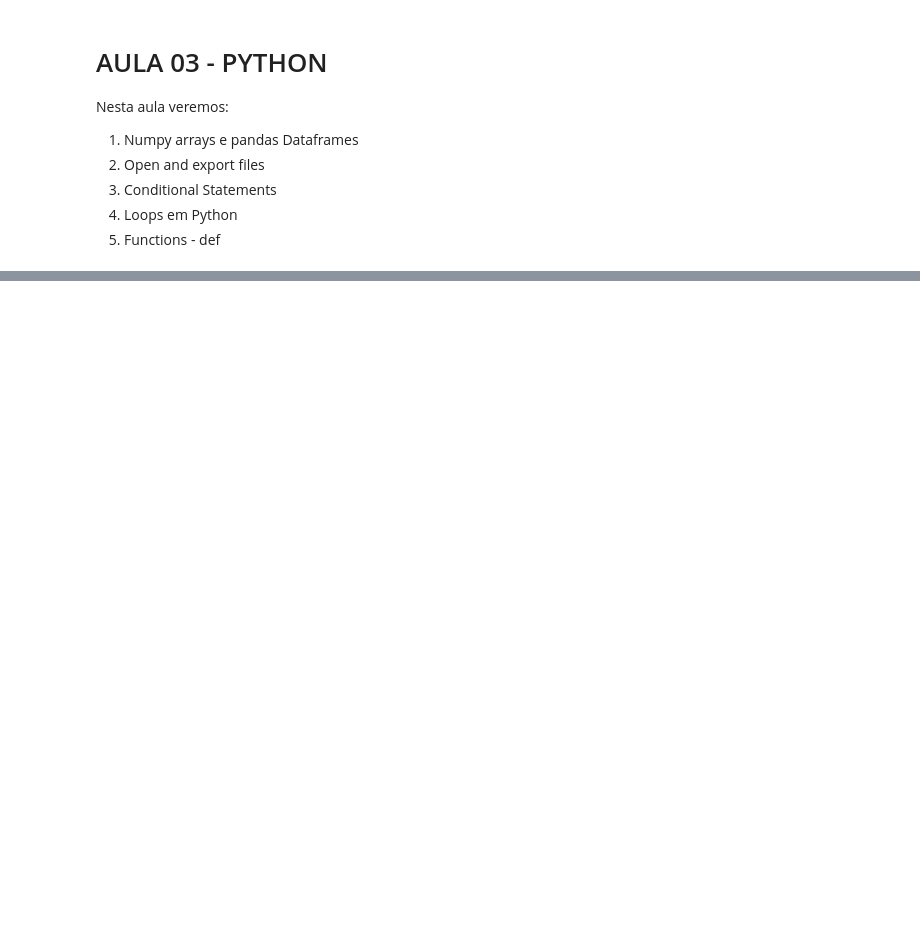
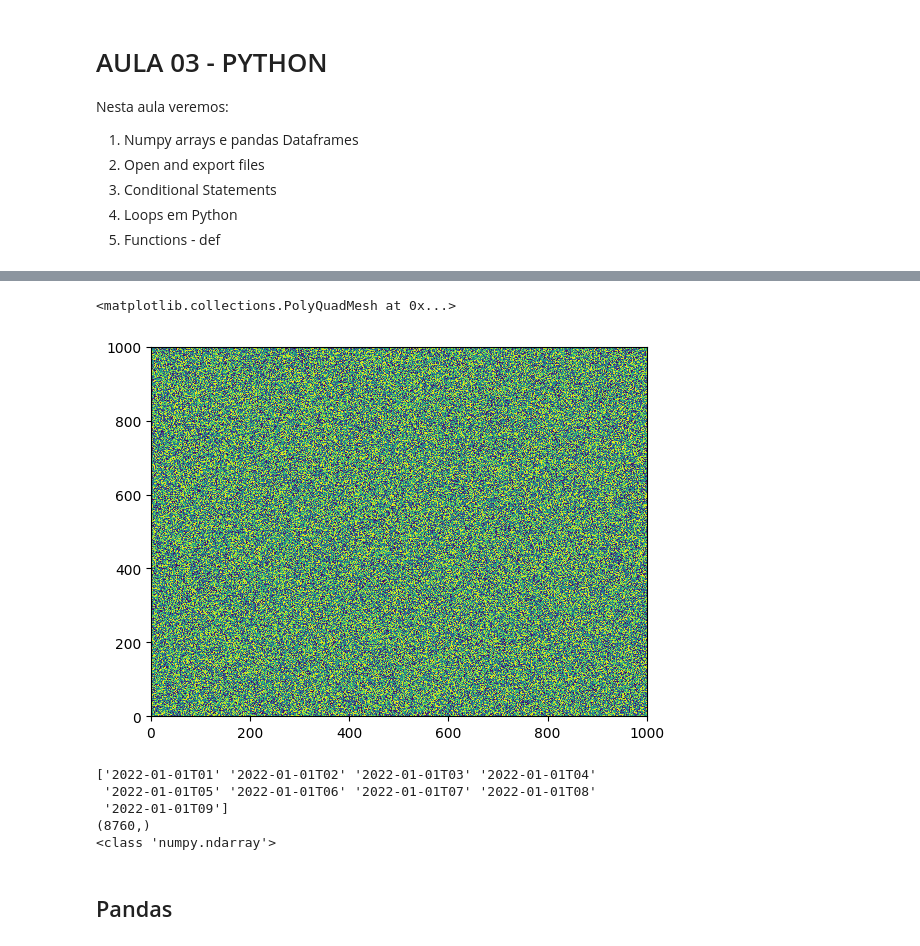
Before and after one commit to Suelensilva22/ENS5173_202401, a Jupyter notebook: Atividade01_Etapa02.ipynb, the cells around one changed output, grey strips where cells are left out. Drawn from its saved outputs; the diff is of its cells as text; code cells hidden in the pictures; blank space fills up the shorter version.

```diff
--- a/Atividade01_Etapa02.ipynb
+++ b/Atividade01_Etapa02.ipynb
@@ -65,0 +65,4 @@ Matplotlib is building the font cache; this may take a moment.
+# %%
+# Criando um dado 2D
+data3d = np.sin(np.random.rand(1000,1000)) #cria uma matriz NumPy 1000x1000 e calcula o seno para cada elemento dessa matriz, armazenando o resultado na variável "data3d"
+print(data3d) #escrever a matriz "data3d"
@@ -65,0 +77,21 @@ Matplotlib is building the font cache; this may take a moment.
+# %%
+# Plotando um dado 3D
+fig2, ax2 = plt.subplots() # cria um novo subplot (um espaço para plotagem) e armazena a figura e o eixo correspondente nas variáveis fig2 e ax2
+ax2.pcolor(data3d) #criar um gráfico de mapa de cores 2D a partir dos dados contidos na matriz "data3d"
+# %% [output]
+<matplotlib.collections.PolyQuadMesh at 0x...>
+[figure, added]
+# %%
+# Criando vertor temporal
+dtime = np.arange(np.datetime64("2022-01-01"), np.datetime64("2023-01-01"), np.timedelta64(1, "h")) #cria uma variedade de datas e horas utilizando o NumPy, começa em "2022-01-01" e termina em "2023-01-01" (intervalos de uma hora)
+print(dtime[1:10]) #mostra as datas e horas a partir da segunda (índice 1) até a décima (índice 9) na variável "dtime"
+print(dtime.shape) #mostra quantos elementos tem na variável "dtime"
+print(type(dtime)) #escrever o tipo de variável é "dtempo".
+# %% [output]
+['2022-01-01T01' '2022-01-01T02' '2022-01-01T03' '2022-01-01T04'
+ '2022-01-01T05' '2022-01-01T06' '2022-01-01T07' '2022-01-01T08'
+ '2022-01-01T09']
+(8760,)
+<class 'numpy.ndarray'>
+# %% [markdown]
+## Pandas
```
Also changed, not shown: parts of 14 cells of this notebook, 1 other file.
